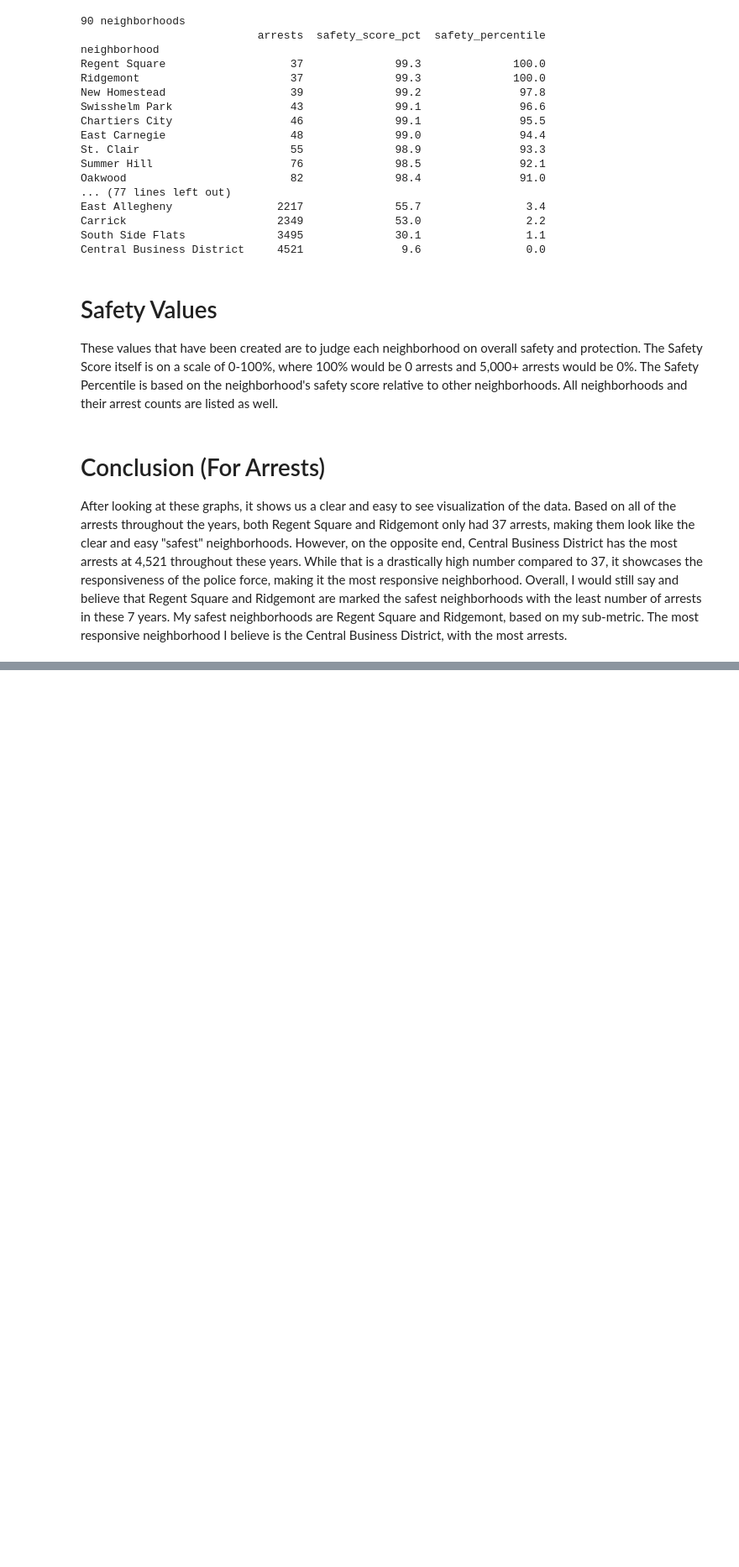
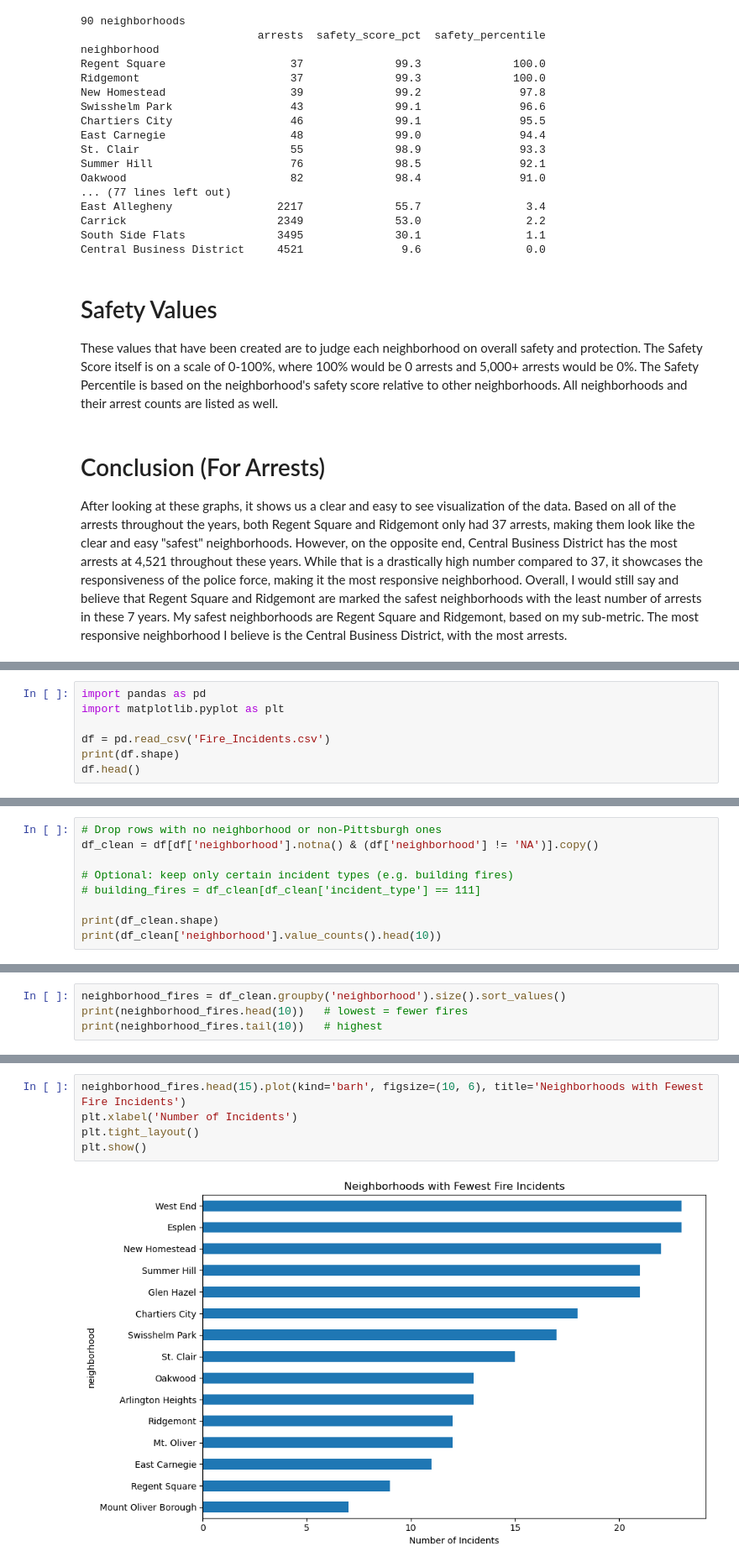
Before and after one commit to nathanPozzuto/Best_PGH_Neighborhood_26, a Jupyter notebook: Combined_Presentation.ipynb, the cells around one changed output, grey strips where cells are left out. Shown at 84% size. Drawn from its saved outputs; the diff is of its cells as text; blank space fills up the shorter version.

```diff
--- a/Combined_Presentation.ipynb
+++ b/Combined_Presentation.ipynb
@@ -349,0 +355,7 @@ After looking at these graphs, it shows us a clear and easy to see visualization
+# %%
+import pandas as pd
+import matplotlib.pyplot as plt
+
+df = pd.read_csv('Fire_Incidents.csv')
+print(df.shape)
+df.head()
@@ -349,0 +399,9 @@ After looking at these graphs, it shows us a clear and easy to see visualization
+# %%
+# Drop rows with no neighborhood or non-Pittsburgh ones
+df_clean = df[df['neighborhood'].notna() & (df['neighborhood'] != 'NA')].copy()
+
+# Optional: keep only certain incident types (e.g. building fires)
+# building_fires = df_clean[df_clean['incident_type'] == 111]
+
+print(df_clean.shape)
+print(df_clean['neighborhood'].value_counts().head(10))
@@ -349,0 +422,4 @@ After looking at these graphs, it shows us a clear and easy to see visualization
+# %%
+neighborhood_fires = df_clean.groupby('neighborhood').size().sort_values()
+print(neighborhood_fires.head(10))   # lowest = fewer fires
+print(neighborhood_fires.tail(10))   # highest
@@ -349,0 +444,7 @@ After looking at these graphs, it shows us a clear and easy to see visualization
+# %%
+neighborhood_fires.head(15).plot(kind='barh', figsize=(10, 6), title='Neighborhoods with Fewest Fire Incidents')
+plt.xlabel('Number of Incidents')
+plt.tight_layout()
+plt.show()
+# %% [output]
+[figure, added]
```
Also changed, not shown: parts of 14 cells of this notebook.
